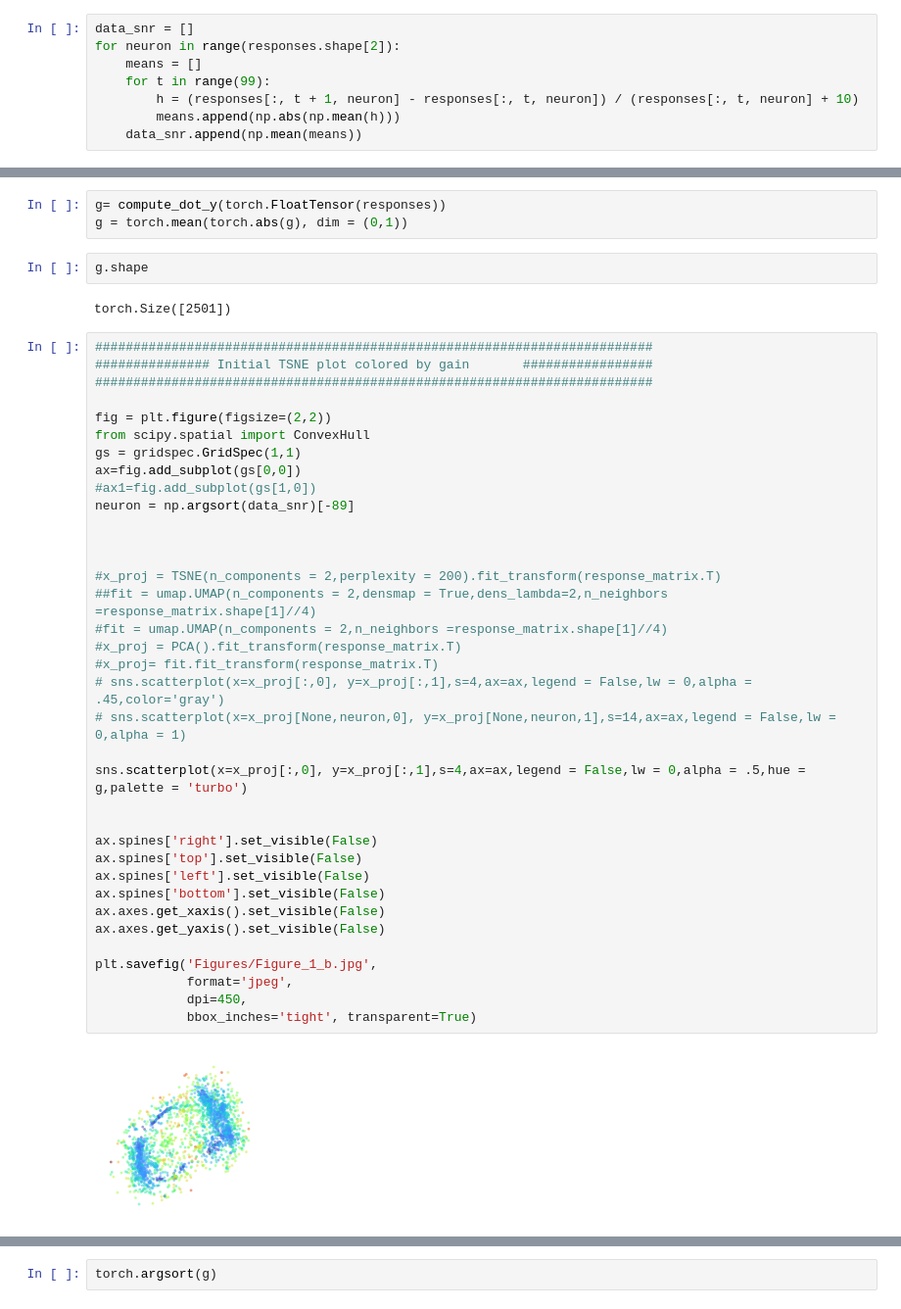
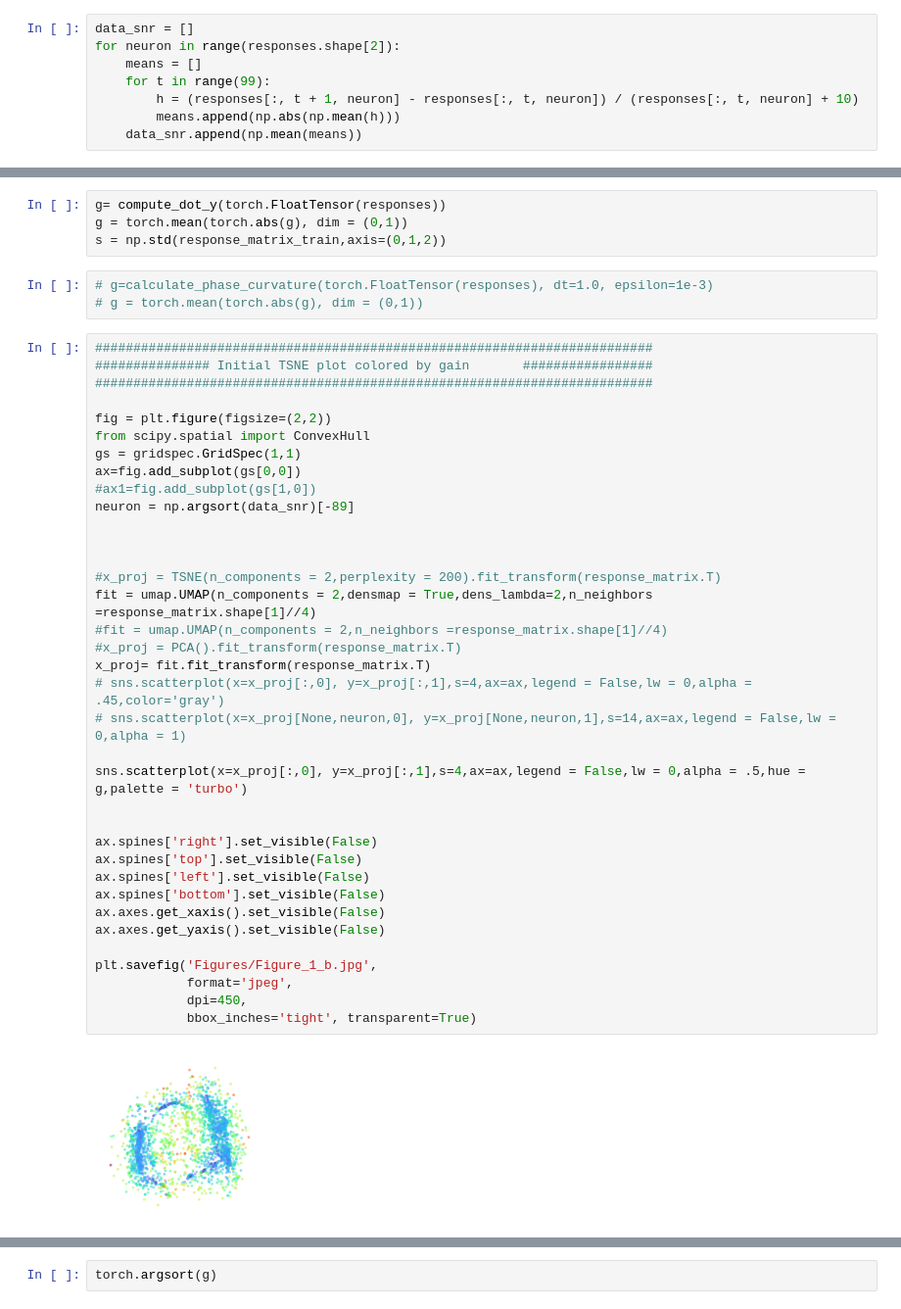
Before and after one commit to cmlangdon/embedding_dimension, a Jupyter notebook: BWM/Notebooks/Figure_densmap.ipynb, the cells around one changed output, grey strips where cells are left out. Shown at 98% size. Drawn from its saved outputs; the diff is of its cells as text.

```diff
--- a/BWM/Notebooks/Figure_densmap.ipynb
+++ b/BWM/Notebooks/Figure_densmap.ipynb
@@ -249,10 +232,10 @@ responses.shape
 # %%
 g= compute_dot_y(torch.FloatTensor(responses))
 g = torch.mean(torch.abs(g), dim = (0,1))
+s = np.std(response_matrix_train,axis=(0,1,2))
 # %%
-g.shape
+# g=calculate_phase_curvature(torch.FloatTensor(responses), dt=1.0, epsilon=1e-3)
+# g = torch.mean(torch.abs(g), dim = (0,1))
-# %% [output]
-torch.Size([2501])
 # %%
 #########################################################################
 ############### Initial TSNE plot colored by gain       #################
@@ -261,33 +244,33 @@ torch.Size([2501])
 fig = plt.figure(figsize=(2,2))
 from scipy.spatial import ConvexHull
 gs = gridspec.GridSpec(1,1)
 ax=fig.add_subplot(gs[0,0])
 #ax1=fig.add_subplot(gs[1,0])
 neuron = np.argsort(data_snr)[-89]
 
 
 
 #x_proj = TSNE(n_components = 2,perplexity = 200).fit_transform(response_matrix.T)
-##fit = umap.UMAP(n_components = 2,densmap = True,dens_lambda=2,n_neighbors =response_matrix.shape[1]//4)
+fit = umap.UMAP(n_components = 2,densmap = True,dens_lambda=2,n_neighbors =response_matrix.shape[1]//4)
 #fit = umap.UMAP(n_components = 2,n_neighbors =response_matrix.shape[1]//4)
 #x_proj = PCA().fit_transform(response_matrix.T)
-#x_proj= fit.fit_transform(response_matrix.T)
+x_proj= fit.fit_transform(response_matrix.T)
 # sns.scatterplot(x=x_proj[:,0], y=x_proj[:,1],s=4,ax=ax,legend = False,lw = 0,alpha = .45,color='gray')
 # sns.scatterplot(x=x_proj[None,neuron,0], y=x_proj[None,neuron,1],s=14,ax=ax,legend = False,lw = 0,alpha = 1)
 
 sns.scatterplot(x=x_proj[:,0], y=x_proj[:,1],s=4,ax=ax,legend = False,lw = 0,alpha = .5,hue = g,palette = 'turbo')
 
 
 ax.spines['right'].set_visible(False)
 ax.spines['top'].set_visible(False)
 ax.spines['left'].set_visible(False)
 ax.spines['bottom'].set_visible(False)
 ax.axes.get_xaxis().set_visible(False)
 ax.axes.get_yaxis().set_visible(False)
 
 plt.savefig('Figures/Figure_1_b.jpg',
             format='jpeg',
             dpi=450,
             bbox_inches='tight', transparent=True)
 # %% [output]
-[figure, old version]
+[figure, new version]
```
Also changed, not shown: parts of 7 cells of this notebook, 51 other files.
